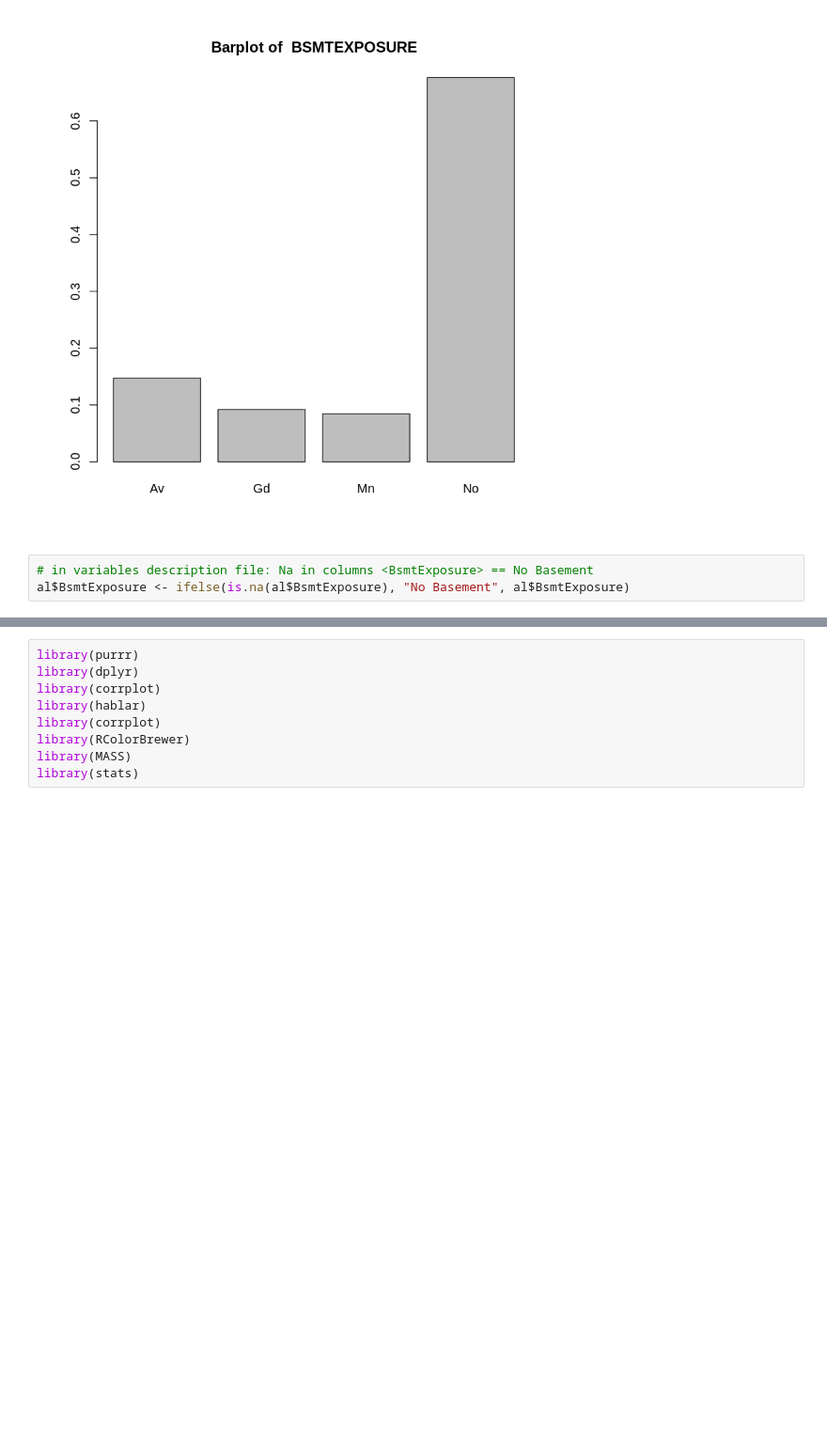
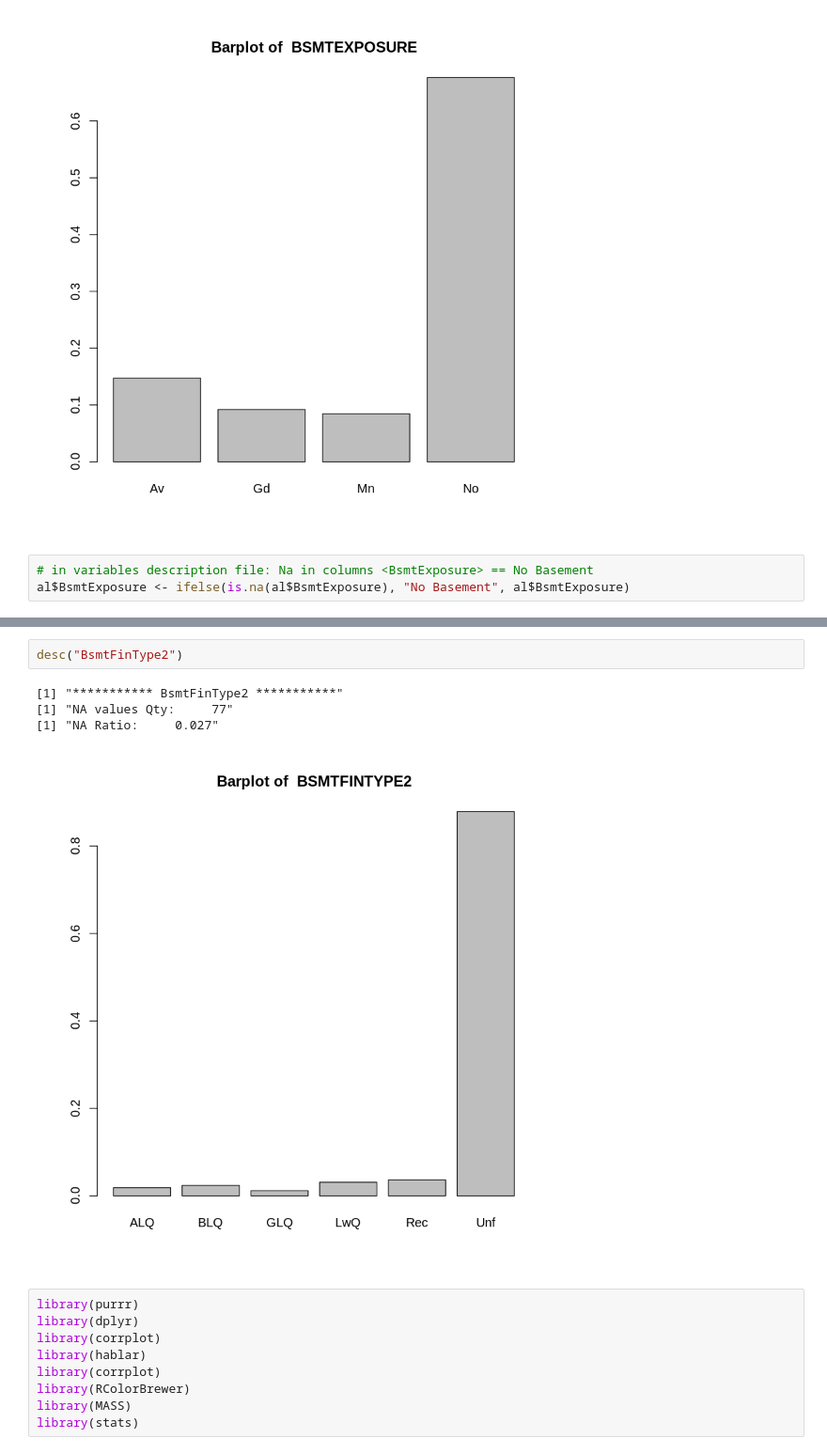
Before and after one commit to amirsaleem1990/Statistics, a Jupyter notebook: House-Prices-Advanced-Regression-Techniques-kaggle-compitation/Untitled1.ipynb, the cells around one changed output, grey strips where cells are left out. Shown at 94% size. Saved outputs shown, nothing was run; the diff lists cells and outputs as text; blank space fills up the shorter version.

```diff
--- a/House-Prices-Advanced-Regression-Techniques-kaggle-compitation/Untitled1.ipynb
+++ b/House-Prices-Advanced-Regression-Techniques-kaggle-compitation/Untitled1.ipynb
@@ -296,3 +316,10 @@ al$BsmtExposure <- ifelse(is.na(al$BsmtExposure), "No Basement", al$BsmtExposure
+# %%
+desc("BsmtFinType2")
+# %% [output]
+[1] "*********** BsmtFinType2 ***********"
+[1] "NA values Qty:     77"
+[1] "NA Ratio:     0.027"
+[figure, added]
 # %%
 library(purrr)
 library(dplyr)
```
Also changed, not shown: parts of 4 cells of this notebook.
